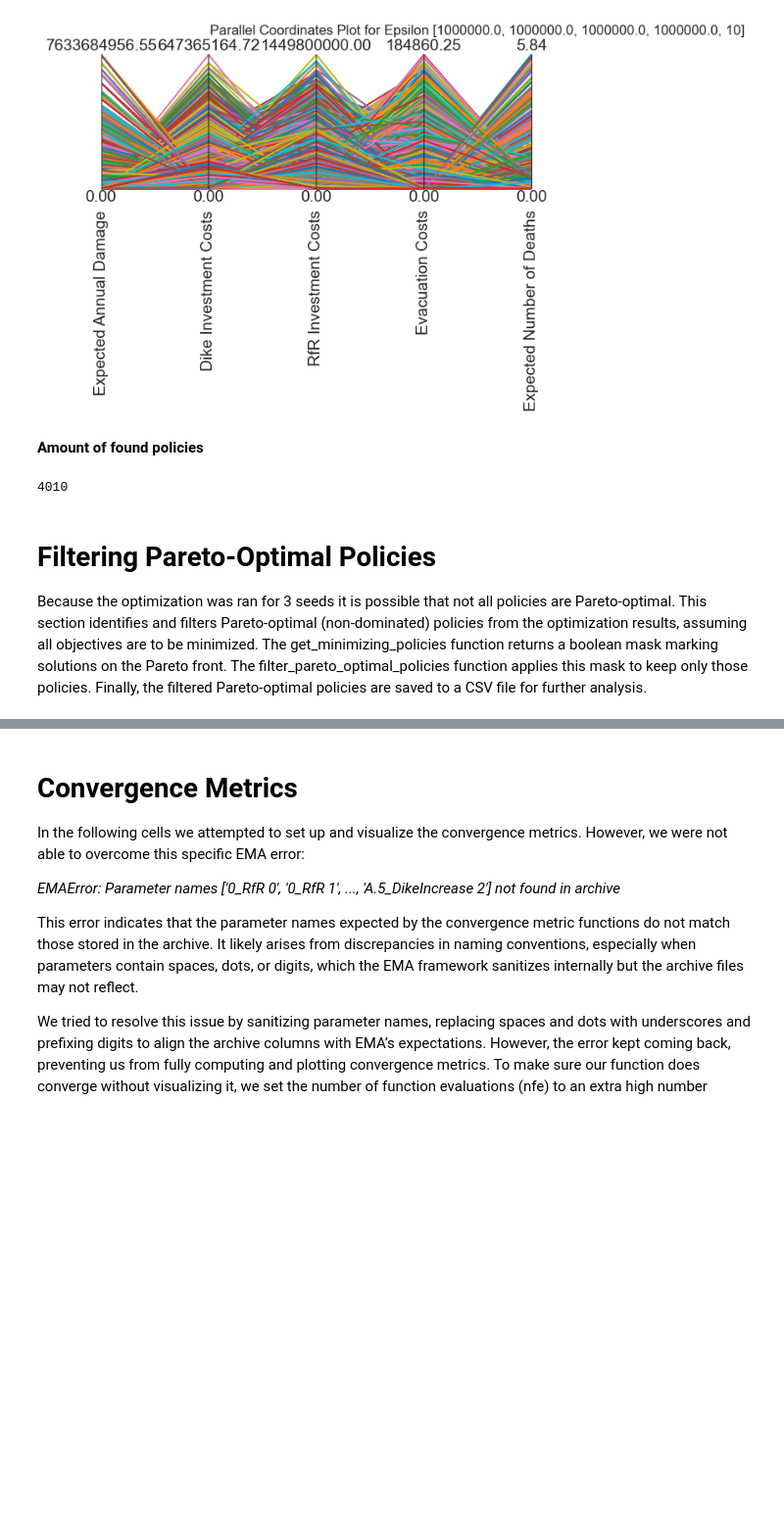
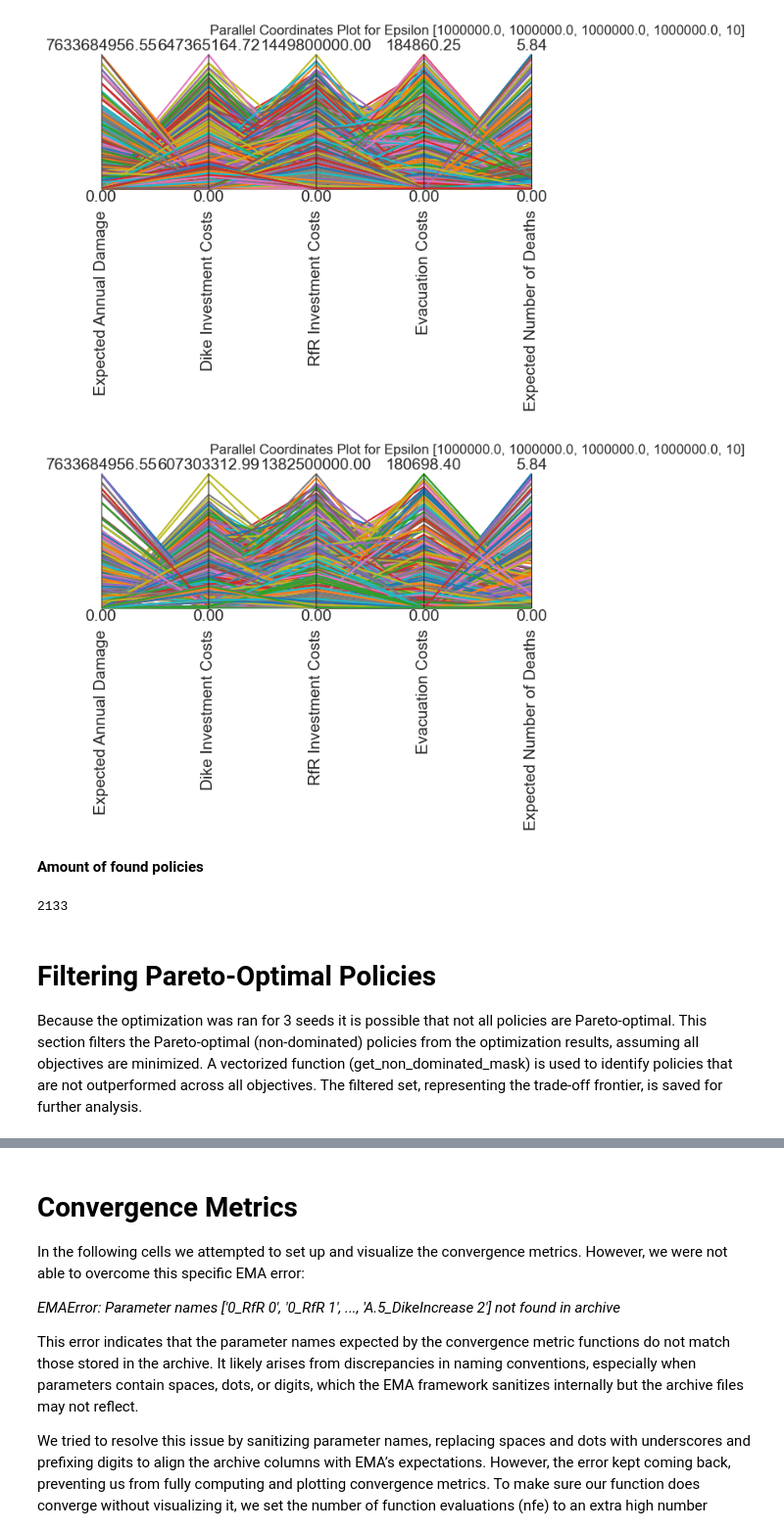
Before and after one commit to leonarddevijfde/MBD-repository, a Jupyter notebook: Policy_Discovery.ipynb, the cells around one changed output, grey strips where cells are left out. Shown: that part at 98% size. Cells and saved outputs as stored; diff of their text form; code cells hidden in the pictures; blank space fills up the shorter version.

```diff
--- a/Policy_Discovery.ipynb
+++ b/Policy_Discovery.ipynb
@@ -189,14 +189,22 @@ for eps in epsilon_values:
 [MainProcess/INFO] optimization completed, found 48 solutions
 [MainProcess/INFO] terminating pool
 [figure]
+# %%
+ensure_directory_exists(output_dir)
+for eps in epsilon_values:
+    #results, convergences = run_optimization(eps, scenarios, model)
+    optimization_results_2 = load_results_from_files(output_dir)
+    plot_parallel_coordinates(optimization_results_2, eps)
+# %% [output]
+[figure, added]
 # %% [markdown]
 **Amount of found policies**
 # %%
-print(len(optimization_results))
+print(len(optimization_results_2))
 # %% [output]
-4010
+2133
 # %% [markdown]
 # Filtering Pareto-Optimal Policies
 
 Because the optimization was ran for 3 seeds it is possible that not all policies are Pareto-optimal.
-This section identifies and filters Pareto-optimal (non-dominated) policies from the optimization results, assuming all objectives are to be minimized. The get_minimizing_policies function returns a boolean mask marking solutions on the Pareto front. The filter_pareto_optimal_policies function applies this mask to keep only those policies. Finally, the filtered Pareto-optimal policies are saved to a CSV file for further analysis.
+This section filters the Pareto-optimal (non-dominated) policies from the optimization results, assuming all objectives are minimized. A vectorized function (get_non_dominated_mask) is used to identify policies that are not outperformed across all objectives. The filtered set, representing the trade-off frontier, is saved for further analysis.
```
Also changed, not shown: parts of 6 cells of this notebook, 39 other files.
